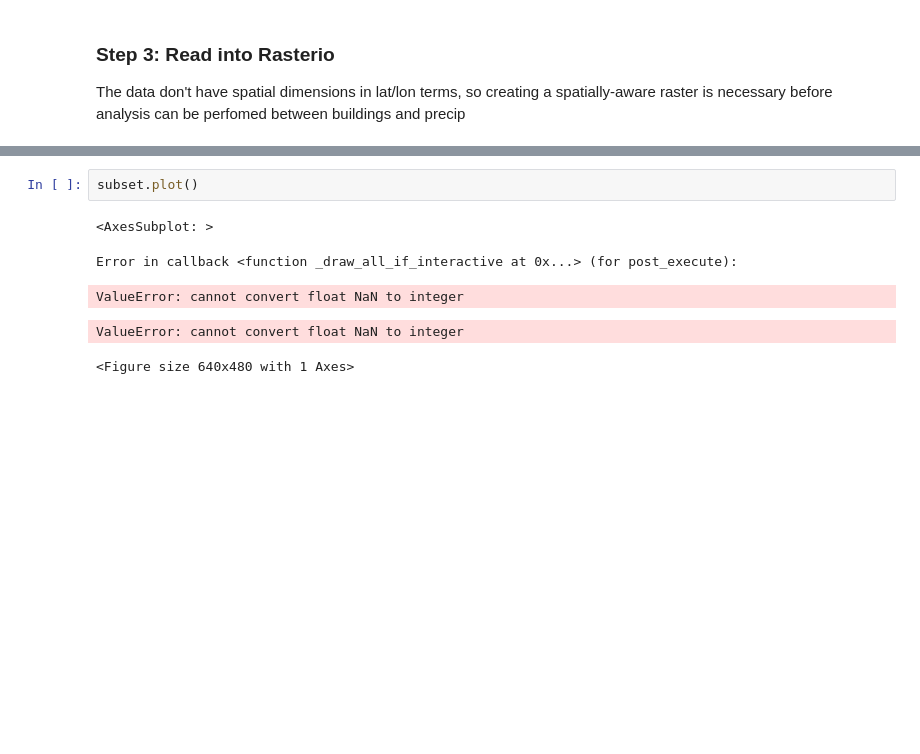
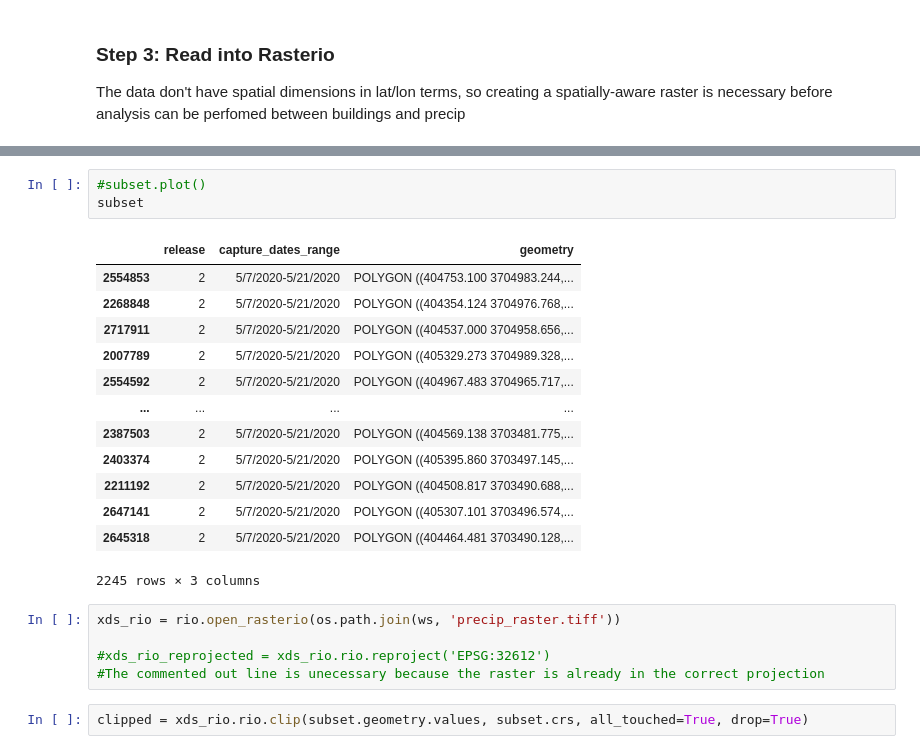
Before and after one commit to emersonw1/RainfallCollection, a Jupyter notebook: main.ipynb, the cells around one changed output, grey strips where cells are left out. Saved outputs shown, nothing was run; the diff lists cells and outputs as text; blank space fills up the shorter version.

```diff
--- a/main.ipynb
+++ b/main.ipynb
@@ -192,8 +186,24 @@ Right CRS: EPSG:32612
-# %%
-subset.plot()
-# %% [output]
-<AxesSubplot: >
-Error in callback <function _draw_all_if_interactive at 0x...> (for post_execute):
-ValueError: cannot convert float NaN to integer
-ValueError: cannot convert float NaN to integer
-<Figure size 640x480 with 1 Axes>
+# %%
+#subset.plot()
+subset
+# %% [output]
+|  | release | capture_dates_range | geometry |
+| 2554853 | 2 | 5/7/2020-5/21/2020 | POLYGON ((404753.100 3704983.244,... |
+| 2268848 | 2 | 5/7/2020-5/21/2020 | POLYGON ((404354.124 3704976.768,... |
+| 2717911 | 2 | 5/7/2020-5/21/2020 | POLYGON ((404537.000 3704958.656,... |
+| 2007789 | 2 | 5/7/2020-5/21/2020 | POLYGON ((405329.273 3704989.328,... |
+| 2554592 | 2 | 5/7/2020-5/21/2020 | POLYGON ((404967.483 3704965.717,... |
+| ... | ... | ... | ... |
+| 2387503 | 2 | 5/7/2020-5/21/2020 | POLYGON ((404569.138 3703481.775,... |
+| 2403374 | 2 | 5/7/2020-5/21/2020 | POLYGON ((405395.860 3703497.145,... |
+| 2211192 | 2 | 5/7/2020-5/21/2020 | POLYGON ((404508.817 3703490.688,... |
+| 2647141 | 2 | 5/7/2020-5/21/2020 | POLYGON ((405307.101 3703496.574,... |
+| 2645318 | 2 | 5/7/2020-5/21/2020 | POLYGON ((404464.481 3703490.128,... |
+2245 rows × 3 columns
+# %%
+xds_rio = rio.open_rasterio(os.path.join(ws, 'precip_raster.tiff'))
+
+#xds_rio_reprojected = xds_rio.rio.reproject('EPSG:32612')
+#The commented out line is unecessary because the raster is already in the correct projection
+# %%
+clipped = xds_rio.rio.clip(subset.geometry.values, subset.crs, all_touched=True, drop=True)
```
Also changed, not shown: parts of 8 cells of this notebook.
